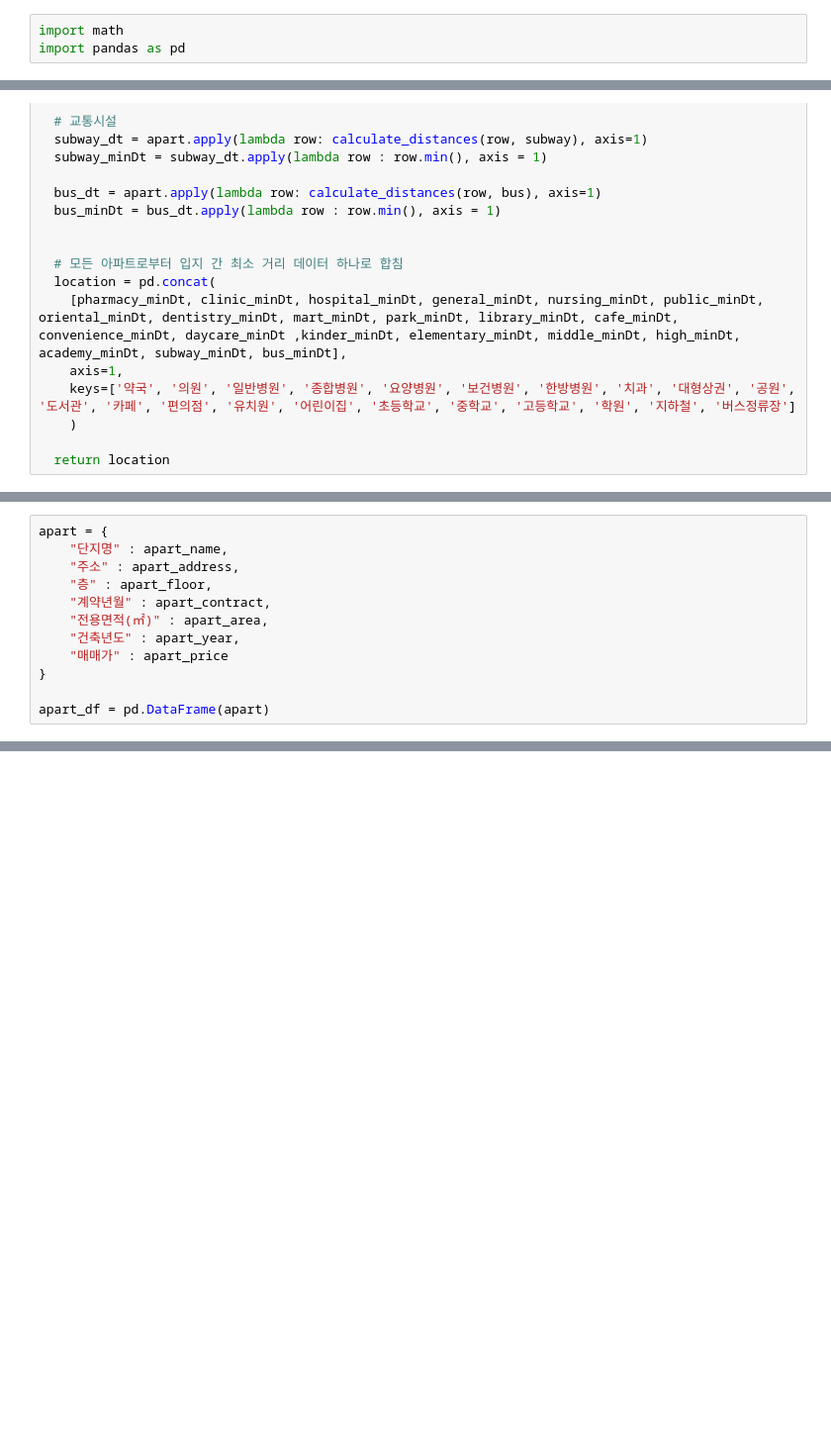
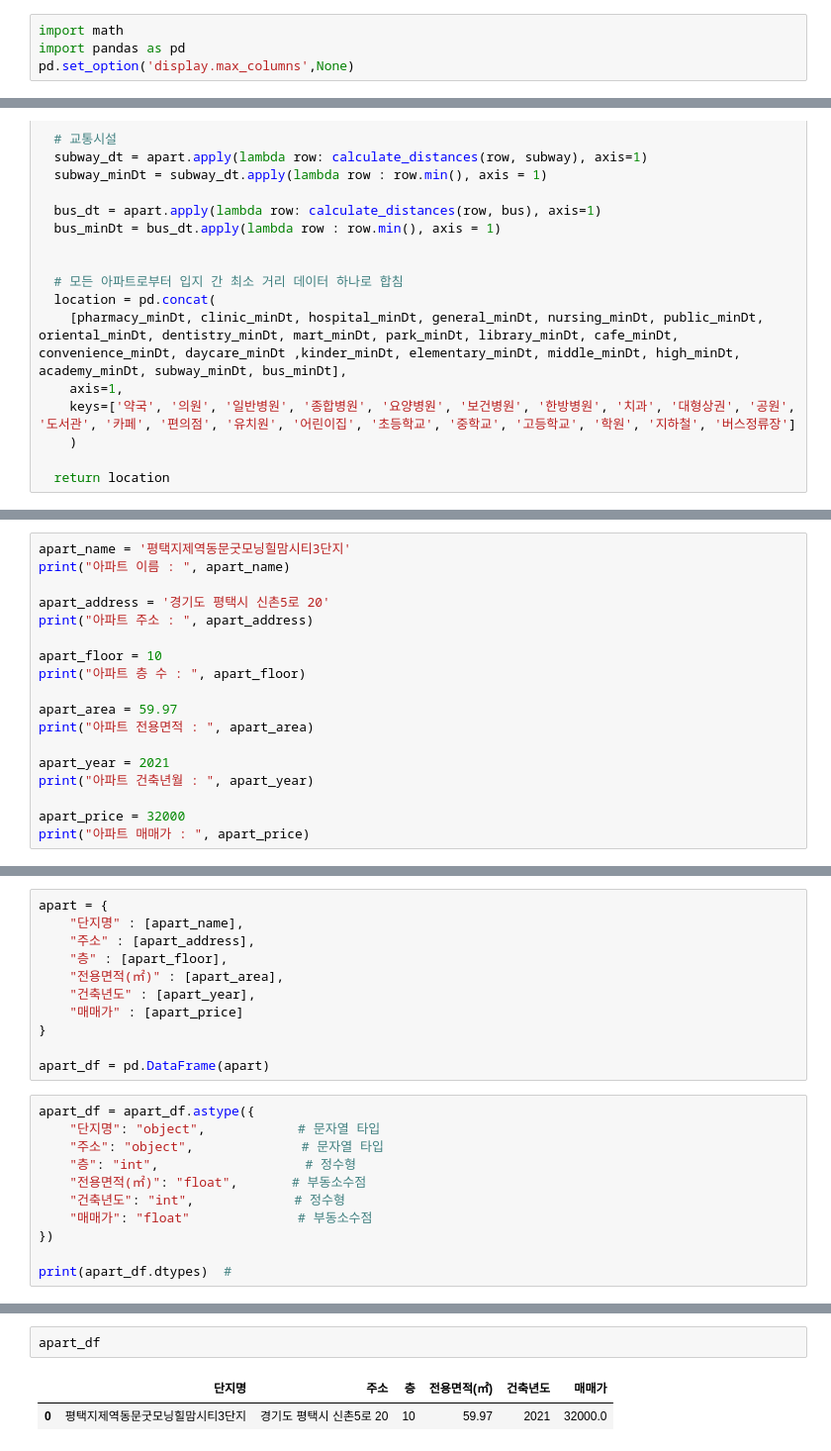
Before and after one commit to HanDeokku/house-pirce-predict, a Jupyter notebook: Scripts/predict.ipynb, the cells around one changed output, grey strips where cells are left out. Shown at 99% size. Drawn from its saved outputs; the diff is of its cells as text; blank space fills up the shorter version.

```diff
--- a/Scripts/predict.ipynb
+++ b/Scripts/predict.ipynb
@@ -1,6 +1,7 @@
 # %%
 import math
 import pandas as pd
+pd.set_option('display.max_columns',None)
 # %%
 # haversine 공식 함수
 def haversine_distance(lat1, lon1, lat2, lon2):
@@ -167,0 +199,18 @@ ValueError: invalid literal for int() with base 10: ''
+# %%
+apart_name = '평택지제역동문굿모닝힐맘시티3단지'
+print("아파트 이름 : ", apart_name)
+
+apart_address = '경기도 평택시 신촌5로 20'
+print("아파트 주소 : ", apart_address)
+
+apart_floor = 10
+print("아파트 층 수 : ", apart_floor)
+
+apart_area = 59.97
+print("아파트 전용면적 : ", apart_area)
+
+apart_year = 2021
+print("아파트 건축년월 : ", apart_year)
+
+apart_price = 32000
+print("아파트 매매가 : ", apart_price)
@@ -168,12 +224,22 @@ ValueError: invalid literal for int() with base 10: ''
 # %%
 apart = {
-    "단지명" : apart_name,
-    "주소" : apart_address,
-    "층" : apart_floor,
-    "계약년월" : apart_contract,
-    "전용면적(㎡)" : apart_area,
-    "건축년도" : apart_year,
-    "매매가" : apart_price
+    "단지명" : [apart_name],
+    "주소" : [apart_address],
+    "층" : [apart_floor],
+    "전용면적(㎡)" : [apart_area],
+    "건축년도" : [apart_year],
+    "매매가" : [apart_price]
 }
 
 apart_df = pd.DataFrame(apart)
+# %%
+apart_df = apart_df.astype({
+    "단지명": "object",            # 문자열 타입
+    "주소": "object",              # 문자열 타입
+    "층": "int",                   # 정수형
+    "전용면적(㎡)": "float",       # 부동소수점
+    "건축년도": "int",             # 정수형
+    "매매가": "float"              # 부동소수점
+})
+
+print(apart_df.dtypes)  #
@@ -179,0 +254,5 @@ apart_df = pd.DataFrame(apart)
+# %%
+apart_df
+# %% [output]
+|  | 단지명 | 주소 | 층 | 전용면적(㎡) | 건축년도 | 매매가 |
+| 0 | 평택지제역동문굿모닝힐맘시티3단지 | 경기도 평택시 신촌5로 20 | 10 | 59.97 | 2021 | 32000.0 |
```
Also changed, not shown: parts of 10 cells of this notebook, 9 other files.
